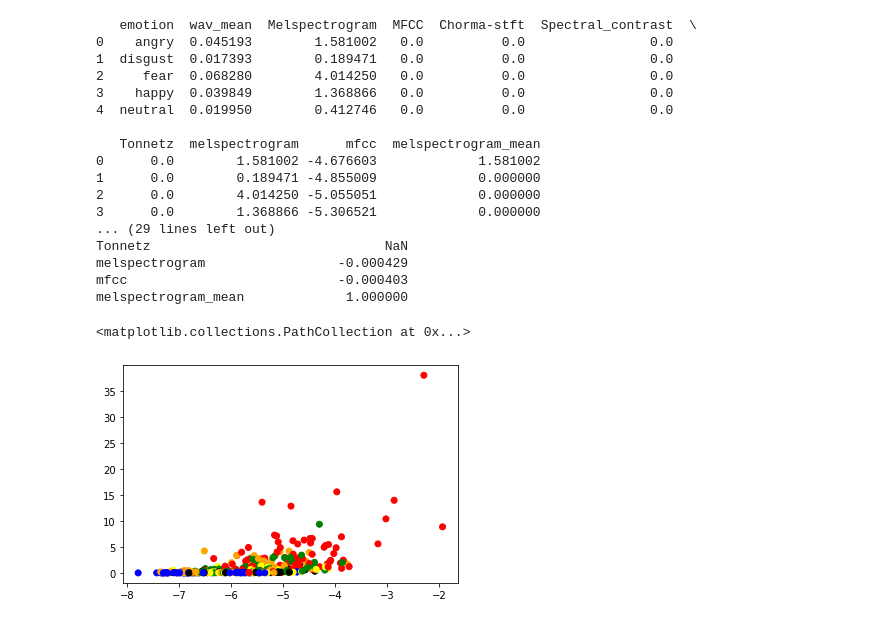
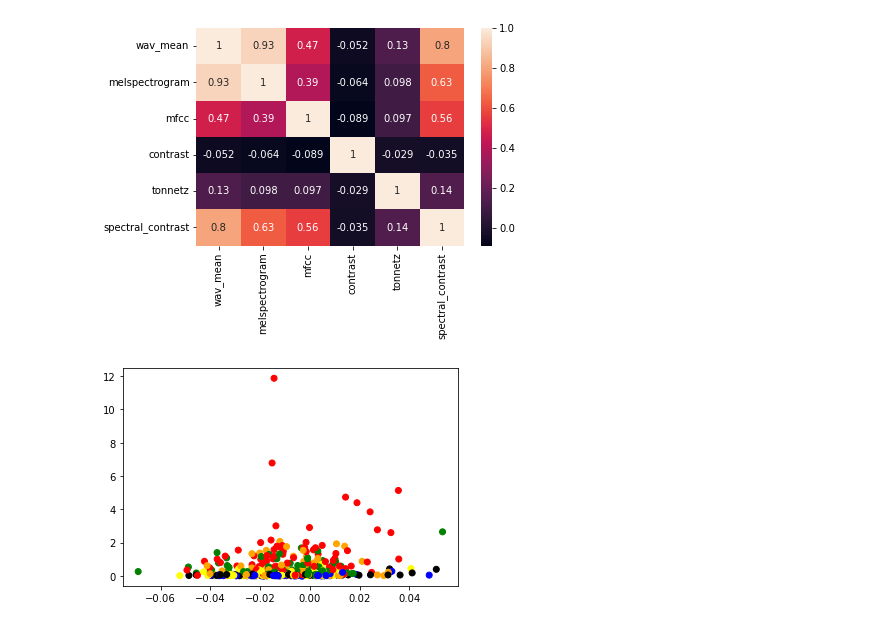
Before and after one commit to dsb298/speech_recognition, a Jupyter notebook: project.ipynb, the cells around one changed output. Cells and saved outputs as stored; diff of their text form; code cells hidden in the pictures.

```diff
--- a/project.ipynb
+++ b/project.ipynb
@@ -156,0 +122,3 @@ See the caveats in the documentation: https://pandas.pydata.org/pandas-docs/stab
+# %%
+df = pd.read_csv("df.csv")
+df = df.drop(columns=["Tonnetz", "Spectral_contrast", "stft"])
@@ -179,29 +167,0 @@ plt.legend(["angry", "sad"])
-# %%
-# frequency domain data
-
-df["average frequency"]=0
-df["highest peak over 800Hz"]=0
-
-sample_rate = 10000
-
-for i in range(0, len(df)):
-    # temp_fft = abs(np.fft.rfft(mdf["wav"].loc[i]))
-    temp_freq, temp_time, spec = signal.spectrogram(filesDF["wav"].loc[i], sample_rate)
-    df["average frequency"].loc[i] = spec.flatten().mean()
-
-    m = max(temp_fft)
-    df["highest peak over 800Hz"].loc[i] = np.where(t==k)
-    print(np.where(t==m))
-
-# a, b, c, d = plt.specgram(mdf["wav"].loc[5])
-# plt.show()
-
-# temp_freq, temp_time, spec = signal.spectrogram(mdf["wav"].loc[5], sample_rate)
-# plt.pcolormesh(temp_time, temp_freq, 10*np.log(spec), shading='gouraud')
-# plt.ylabel('Frequency [Hz]')
-# plt.xlabel('Time [sec]')
-# plt.show()
-# print(spec.flatten().mean())
-# print(len(temp_time))
-# print(len(temp_freq))
-# plt.specgram(s)
@@ -231,27 +168,12 @@ print(df)
 # %%
-print(df.head())
-print(df.corr())
+import seaborn as sns
+sns.heatmap(df.drop(columns=["emotion"]).corr(), annot=True)
+plt.show()
+
 colors = {"sad":"blue", "angry":"red", "disgust":"yellow", "fear":"orange", "happy":"green", "neutral":"black"}
-
-plt.scatter(df["mfcc"][:500], df["melspectrogram"][:500], c=df["emotion"][:500].map(colors))
+plt.scatter(df["tonnetz"][:500], df["melspectrogram"][:500], c=df["emotion"][:500].map(colors))
+plt.show()
 # %% [output]
-   emotion  wav_mean  Melspectrogram  MFCC  Chorma-stft  Spectral_contrast  \
-0    angry  0.045193        1.581002   0.0          0.0                0.0
-1  disgust  0.017393        0.189471   0.0          0.0                0.0
-2     fear  0.068280        4.014250   0.0          0.0                0.0
-3    happy  0.039849        1.368866   0.0          0.0                0.0
-4  neutral  0.019950        0.412746   0.0          0.0                0.0
-
-   Tonnetz  melspectrogram      mfcc  melspectrogram_mean
-0      0.0        1.581002 -4.676603             1.581002
-1      0.0        0.189471 -4.855009             0.000000
-2      0.0        4.014250 -5.055051             0.000000
-3      0.0        1.368866 -5.306521             0.000000
-... (29 lines left out)
-Tonnetz                              NaN
-melspectrogram                 -0.000429
-mfcc                           -0.000403
-melspectrogram_mean             1.000000
-<matplotlib.collections.PathCollection at 0x...>
-[figure, old version]
+[figure, new version]
+[figure, added]
 # %%
```
Also changed, not shown: parts of 17 cells of this notebook, 2 other files.
